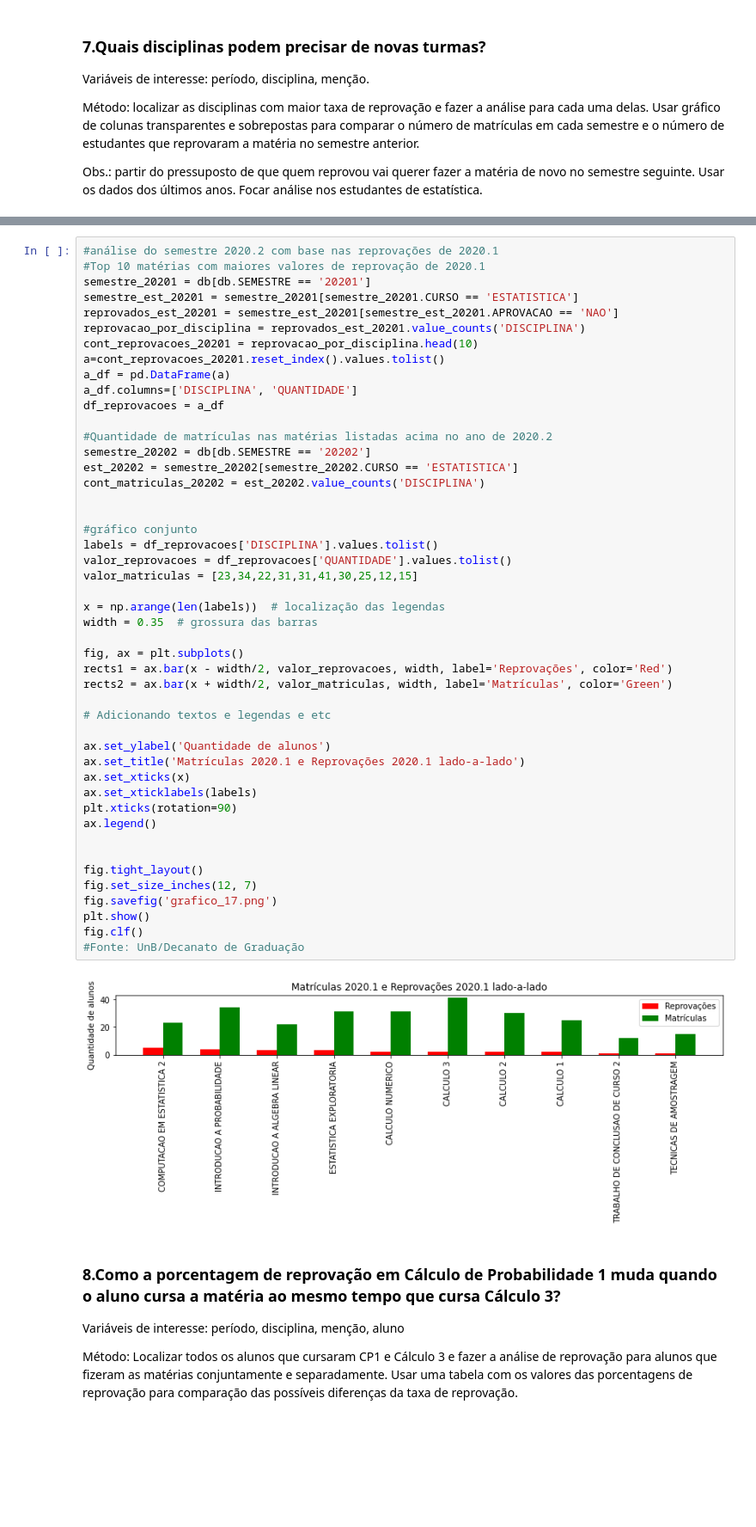
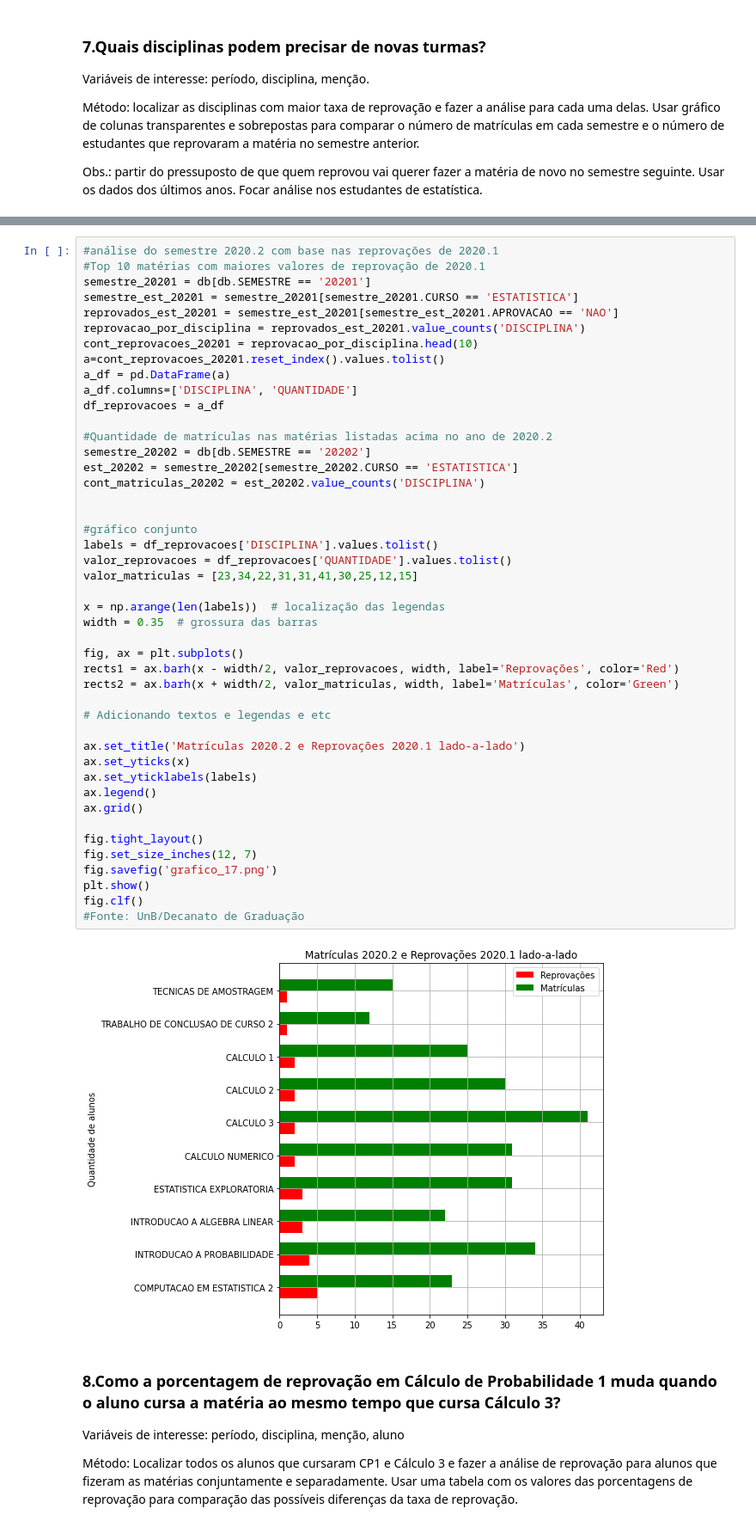
Before and after one commit to loureirolino/Laboratorio_1, a Jupyter notebook: trabalho_lab.ipynb, the cells around one changed output, grey strips where cells are left out. Shown at 86% size. Drawn from its saved outputs; the diff is of its cells as text; blank space fills up the shorter version.

```diff
--- a/trabalho_lab.ipynb
+++ b/trabalho_lab.ipynb
@@ -1394,42 +1417,40 @@ a_df = pd.DataFrame(a)
 a_df.columns=['DISCIPLINA', 'QUANTIDADE']
 df_reprovacoes = a_df
 
 #Quantidade de matrículas nas matérias listadas acima no ano de 2020.2
 semestre_20202 = db[db.SEMESTRE == '20202']
 est_20202 = semestre_20202[semestre_20202.CURSO == 'ESTATISTICA']
 cont_matriculas_20202 = est_20202.value_counts('DISCIPLINA')
 
 
 #gráfico conjunto
 labels = df_reprovacoes['DISCIPLINA'].values.tolist()
 valor_reprovacoes = df_reprovacoes['QUANTIDADE'].values.tolist()
 valor_matriculas = [23,34,22,31,31,41,30,25,12,15]
 
 x = np.arange(len(labels))  # localização das legendas
 width = 0.35  # grossura das barras
 
 fig, ax = plt.subplots()
-rects1 = ax.bar(x - width/2, valor_reprovacoes, width, label='Reprovações', color='Red')
-rects2 = ax.bar(x + width/2, valor_matriculas, width, label='Matrículas', color='Green')
+rects1 = ax.barh(x - width/2, valor_reprovacoes, width, label='Reprovações', color='Red')
+rects2 = ax.barh(x + width/2, valor_matriculas, width, label='Matrículas', color='Green')
 
 # Adicionando textos e legendas e etc
 
-ax.set_ylabel('Quantidade de alunos')
-ax.set_title('Matrículas 2020.1 e Reprovações 2020.1 lado-a-lado')
-ax.set_xticks(x)
-ax.set_xticklabels(labels)
-plt.xticks(rotation=90)
+ax.set_title('Matrículas 2020.2 e Reprovações 2020.1 lado-a-lado')
+ax.set_yticks(x)
+ax.set_yticklabels(labels)
 ax.legend()
-
+ax.grid()
 
 fig.tight_layout()
 fig.set_size_inches(12, 7)
 fig.savefig('grafico_17.png')
 plt.show()
 fig.clf()
 #Fonte: UnB/Decanato de Graduação
 # %% [output]
-[figure, old version]
+[figure, new version]
 # %% [markdown]
 ### 8.Como a porcentagem de reprovação em Cálculo de Probabilidade 1 muda quando o aluno cursa a matéria ao mesmo tempo que cursa Cálculo 3?
 
```
Also changed, not shown: parts of 6 cells of this notebook.
